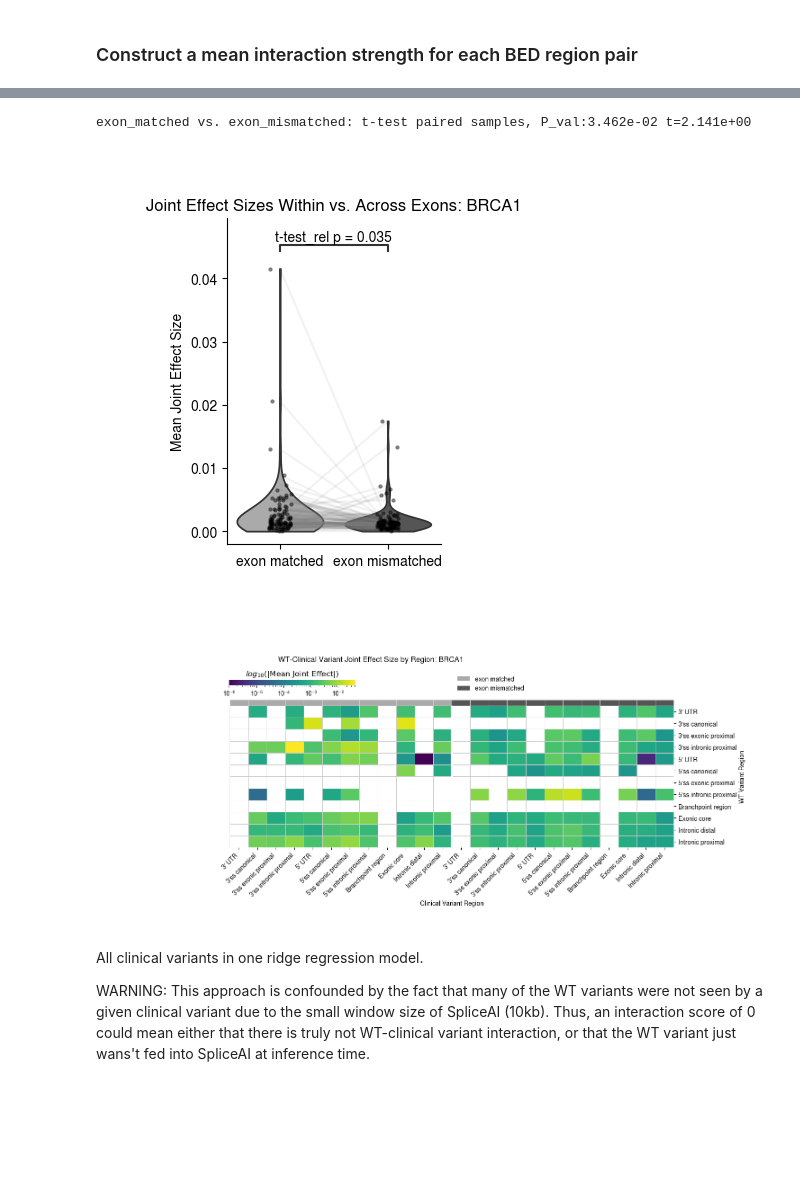
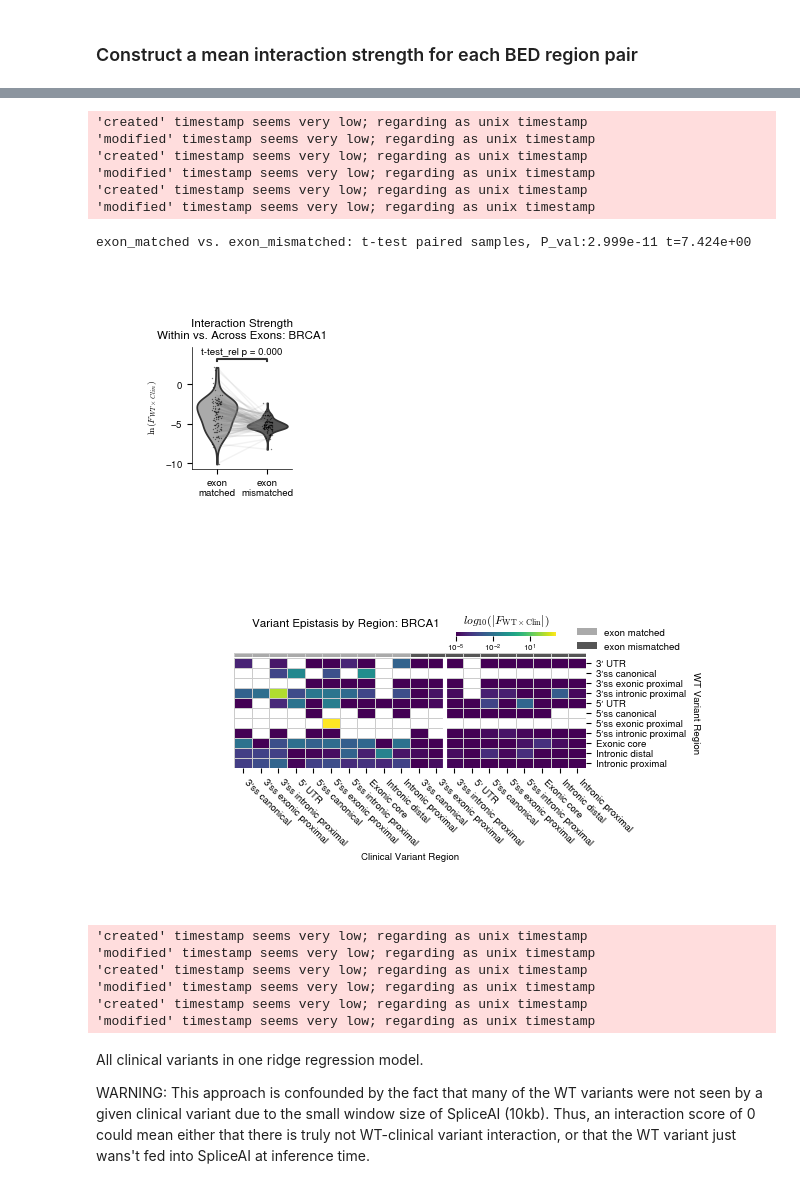
Before and after one commit to bschilder/VEP_DNA, a Jupyter notebook: notebooks/variant_attribution_SpliceAI.ipynb, the cells around one changed output, grey strips where cells are left out. Saved outputs shown, nothing was run; the diff lists cells and outputs as text; code cells hidden in the pictures; blank space fills up the shorter version.

```diff
--- a/notebooks/variant_attribution_SpliceAI.ipynb
+++ b/notebooks/variant_attribution_SpliceAI.ipynb
@@ -70,7 +70,7 @@ import src.analysis.matrices as mc
 
 
 pd.set_option('display.max_columns', None)
-plt.rcParams['font.family'] =  'Nimbus Sans'
+utils.set_rcparams_nature()
 
 import genvarloader as gvl
 import awkward as ak
@@ -489,0 +544,3 @@ ridge_df.head()
+# %%
+ridge_df = epistasis_results["epistasis_df"]
+ridge_df.loc[ridge_df["is_epistatic"]]
@@ -534,13 +627,14 @@ clinical
 # %% [markdown]
 ### Construct a mean interaction strength for each BED region pair
 # %%
-import numpy as np
 
-# Example usage:
+value_col = "epistasis_fstat"
 matrices = ab.ridge_df_annot_to_matrices(
     ridge_df_annot=ridge_df_annot,
     region_annotation_map=ab.REGION_ANNOTATION_MAP,
-    check_exon_match=True
+    value_col=value_col,
+    check_exon_match=True,
+    abs_before_agg=True
 )
 # Show the matrix for overlap & exon_id mismatch
 matrices["exon_mismatched"].head()
@@ -554,30 +648,56 @@ matrices["exon_mismatched"].head()
 # %%
 paired_violin = ab.plot_paired_violin_with_stats(
     matrices,
-    title=f"Joint Effect Sizes Within vs. Across Exons: {gene}",
+    title=f"Interaction Strength\nWithin vs. Across Exons: {gene}",
+     ylabel=r"$\ln(F_{\text{WT} \times \text{Clin}})$",
     save_path="manuscript/fig/spliceai_interaction_strength_by_exon_matching.pdf",
     line_alpha=0.1,
-    point_size=3,
-    figsize=(3, 4),
+    point_size=1,
+    # log10_transform_y=True,
+    log_transform_y=True,
+    figsize=(1.75, 2),
+    wrap_xlabels=10,
     show=True
 )
 # %% [output]
-exon_matched vs. exon_mismatched: t-test paired samples, P_val:3.462e-02 t=2.141e+00
+'created' timestamp seems very low; regarding as unix timestamp
+'modified' timestamp seems very low; regarding as unix timestamp
+'created' timestamp seems very low; regarding as unix timestamp
+'modified' timestamp seems very low; regarding as unix timestamp
+'created' timestamp seems very low; regarding as unix timestamp
+'modified' timestamp seems very low; regarding as unix timestamp
+exon_matched vs. exon_mismatched: t-test paired samples, P_val:2.999e-11 t=7.424e+00
-[figure, old version]
+[figure, new version]
 # %%
 exclude_annot = ["MANE exons", "MANE introns",
                 # "Exon body"
                 ]
-merged_clustermap = ab.plot_merged_clustermaps(matrices,   figsize=(14, 5),
-                                    title=f"WT-Clinical Variant Joint Effect Size by Region: {gene}",
+merged_clustermap = ab.plot_merged_clustermaps(matrices,
+                                    figsize=(5, 1.75),
+                                    title=f"Variant Epistasis by Region: {gene}",
+                                    cbar_title=r"$log_{10}(|F_{\text{WT} \times \text{Clin}}|)$",
+                                    cbar_position=(.72, 0.85, .2, 0.025),
+                                    log_eps=1e-5,
+                                    flip_xticklabels=True,
+                                    cbar_tick_labelsize='small',
+                                    mismatched_legend_kws={"bbox_to_anchor": (.95, 1.35), "loc": "upper left", "title": "", "frameon": False},
                                     exclude_rows=exclude_annot,
                                     exclude_cols=exclude_annot,
+                                    drop_empty_rows=True,
+                                    drop_empty_cols=True,
                                     annotate_values=False,
-                                    log_color_scale=True, row_cluster=False, col_cluster=False)
+                                    log_color_scale=True,
+                                    row_cluster=False, col_cluster=False)
 
 merged_clustermap['fig'].savefig('manuscript/fig/spliceai_annotation_heatmap.pdf', **utils.FIG_SAVE_KWARGS)
 # %% [output]
-[figure, old version]
+[figure, new version]
+'created' timestamp seems very low; regarding as unix timestamp
+'modified' timestamp seems very low; regarding as unix timestamp
+'created' timestamp seems very low; regarding as unix timestamp
+'modified' timestamp seems very low; regarding as unix timestamp
+'created' timestamp seems very low; regarding as unix timestamp
+'modified' timestamp seems very low; regarding as unix timestamp
 # %%
 # # Mask NaNs before clustering to avoid errors
 # # Log the color scale (add small constant to avoid log(0))
```
Also changed, not shown: parts of 27 cells of this notebook, 41 other files.
